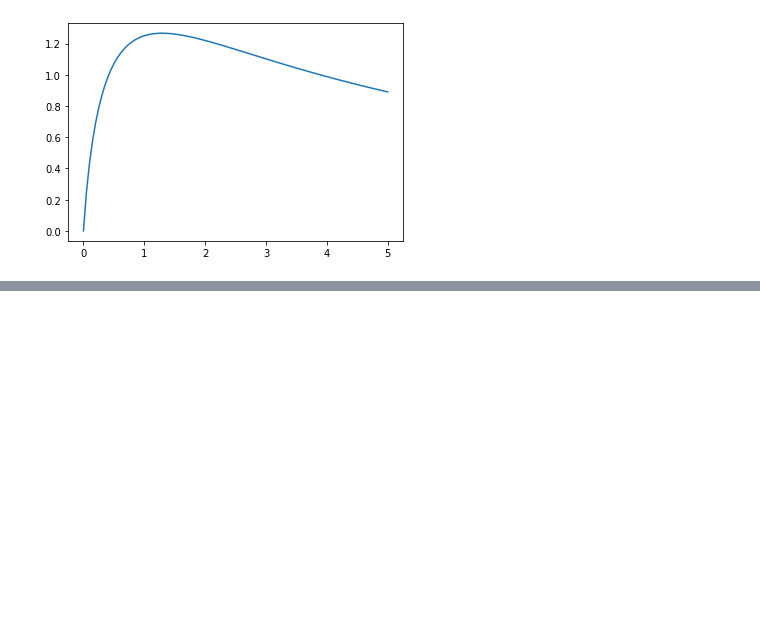
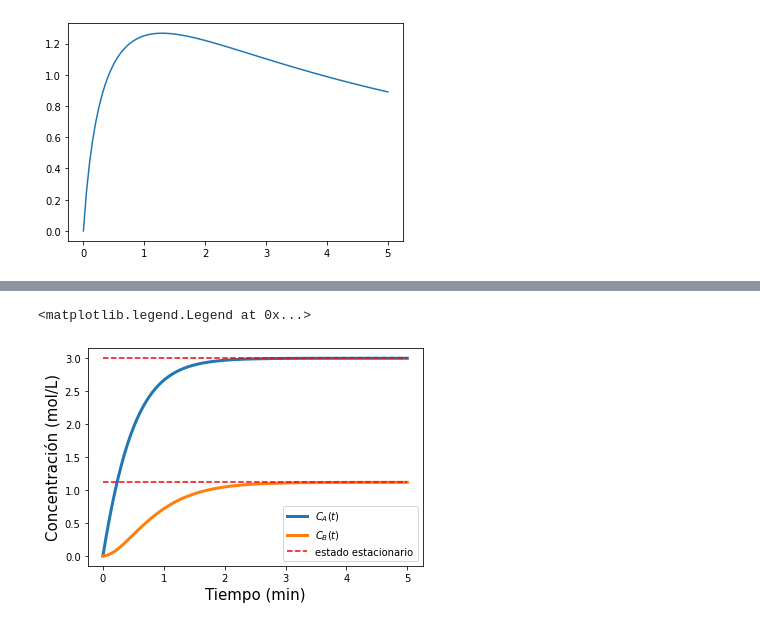
Before and after one commit to JuanM-GG/modelos-tesis, a Jupyter notebook: EJEMPLO_2_REAC.ipynb, the cells around one changed output, grey strips where cells are left out. Drawn from its saved outputs; the diff is of its cells as text; code cells hidden in the pictures; blank space fills up the shorter version.

```diff
--- a/EJEMPLO_2_REAC.ipynb
+++ b/EJEMPLO_2_REAC.ipynb
@@ -71,0 +107,28 @@ plt.plot(FV, cb)
+# %%
+def model(s,t,FV):
+
+    # state variables
+    ca = s[0]
+    cb = s[1]
+
+    # component balances
+    dca = FV*(cafs - ca) - (k1*ca + k3*ca**2)
+    dcb = -FV*cb + k1*ca - k2*cb
+
+    return [dca,dcb]
+# %%
+# initial state
+s = [0,0]
+# integration time
+t = np.linspace(0,5,100)
+# %%
+out = odeint(model, s, t, args=(FVs, ))
+# %%
+plt.plot(t, out, linewidth = 3)
+plt.plot(t, np.ones(len(t))*cas,"r--",t, np.ones(len(t))*cbs, "r--")
+plt.xlabel("Tiempo (min)", size = 15)
+plt.ylabel("Concentración (mol/L)", size = 15)
+plt.legend(["$C_A(t)$", "$C_B(t)$", "estado estacionario"])
+# %% [output]
+<matplotlib.legend.Legend at 0x...>
+[figure, added]
```
Also changed, not shown: parts of 6 cells of this notebook.
